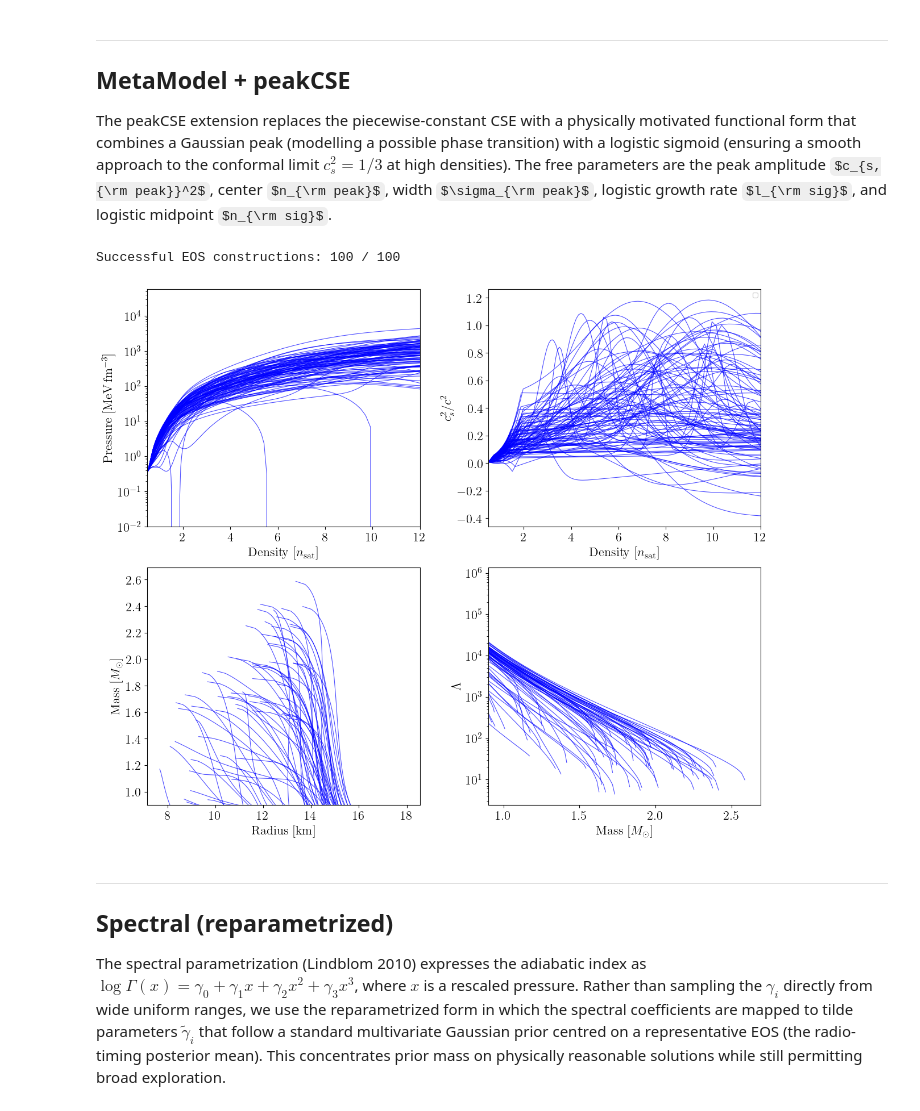
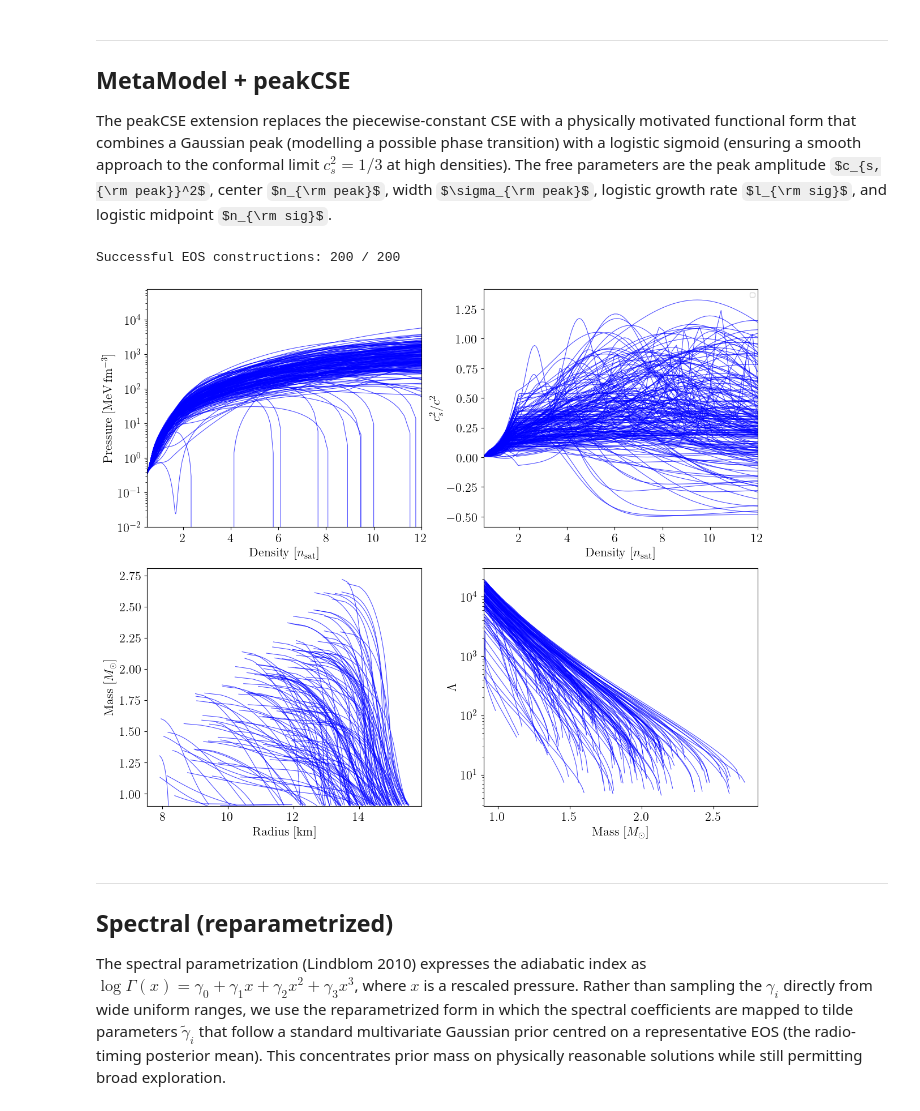
Before and after one commit to diodaberjalan/jester, a Jupyter notebook: docs/examples/eos_tov/prior_predictive.ipynb, the cells around one changed output. Saved outputs shown, nothing was run; the diff lists cells and outputs as text; code cells hidden in the pictures; some formulas as TeX source.

Commit message:
Prior predictive checks notebook

```diff
--- a/docs/examples/eos_tov/prior_predictive.ipynb
+++ b/docs/examples/eos_tov/prior_predictive.ipynb
@@ -37,11 +45,11 @@ params = {"axes.grid": False,
 plt.rcParams.update(params)
 # %%
 # Reproducibility and global settings
-np.random.seed(42)
+key = jax.random.PRNGKey(42)
 
-N_EOS = 100          # number of prior samples per parametrization
+N_EOS = 200          # number of prior samples per parametrization
 nsat = 0.16          # nuclear saturation density [fm^-3]
-M_MIN = 0.5          # minimum mass to include in M-R / M-Lambda plots [M_sun]
+M_MIN = 0.9          # minimum mass to include in M-R / M-Lambda plots [M_sun]
 
 # Shared TOV solver
 tov_solver = GRTOVSolver()
@@ -92,12 +100,12 @@ def plot_prior_predictive(
 
     ax_mr.set_xlabel(r"Radius $[{\rm km}]$")
     ax_mr.set_ylabel(r"Mass $[M_\odot]$")
-    ax_mr.set_ylim(bottom=0.9)
+    ax_mr.set_ylim(bottom=M_MIN)
 
     ax_ml.set_xlabel(r"Mass $[M_\odot]$")
     ax_ml.set_ylabel(r"$\Lambda$")
     ax_ml.set_yscale("log")
-    ax_ml.set_xlim(left=0.9)
+    ax_ml.set_xlim(left=M_MIN)
 
     plt.tight_layout()
     plt.show()
@@ -163,35 +181,44 @@ The peakCSE extension replaces the piecewise-constant CSE with a physically moti
 # %%
 from jesterTOV.eos.metamodel.metamodel_peakCSE import MetaModel_with_peakCSE_EOS_model
 
-rng = np.random.default_rng(42)
+key = jax.random.PRNGKey(43)
+key, subkey = jax.random.split(key)
 
 nmax_nsat = 12.0
 eos_pcse = MetaModel_with_peakCSE_EOS_model(nmax_nsat=nmax_nsat, max_nbreak_nsat=0.32 / nsat)
 
+pcse_priors = [
+        UniformPrior(0.16,  0.32, parameter_names=["nbreak"]),
+        UniformPrior(0.1,   1.0,  parameter_names=["gaussian_peak"]),
+        UniformPrior(0.32,  1.92, parameter_names=["gaussian_mu"]),
+        UniformPrior(0.016, 0.8,  parameter_names=["gaussian_sigma"]),
+        UniformPrior(0.1,   1.0,  parameter_names=["logit_growth_rate"]),
+        UniformPrior(0.32,  5.6,  parameter_names=["logit_midpoint"]),
+    ]
+
+full_prior_list = nep_priors + pcse_priors
+pcse_prior = CombinePrior(full_prior_list) # type: ignore
+
+samples = pcse_prior.sample(subkey, N_EOS)
+
 eos_list_pcse: list[EOSData] = []
 family_list_pcse: list[FamilyData] = []
 
-for _ in range(N_EOS):
-    params = sample_nep_prior(rng)
-    params["nbreak"]            = rng.uniform(0.16,  0.32)
-    params["gaussian_peak"]     = rng.uniform(0.1,   1.0)
-    params["gaussian_mu"]       = rng.uniform(0.32,  1.92)
-    params["gaussian_sigma"]    = rng.uniform(0.016, 0.8)
-    params["logit_growth_rate"] = rng.uniform(0.1,   1.0)
-    params["logit_midpoint"]    = rng.uniform(0.32,  5.6)
+for i in range(N_EOS):
+    params = {k: float(v[i]) for k, v in samples.items()}
     try:
         eos_data = eos_pcse.construct_eos(params)
         fam = tov_solver.construct_family(eos_data, ndat=100, min_nsat=0.75, tov_params={})
         eos_list_pcse.append(eos_data)
         family_list_pcse.append(fam)
     except Exception:
         pass
 
 print(f"Successful EOS constructions: {len(eos_list_pcse)} / {N_EOS}")
 plot_prior_predictive(eos_list_pcse, family_list_pcse, nmax_nsat=nmax_nsat)
 # %% [output]
-Successful EOS constructions: 100 / 100
+Successful EOS constructions: 200 / 200
-[figure, old version]
+[figure, new version]
 # %% [markdown]
 ---
 
```
Also changed, not shown: parts of 5 cells of this notebook, 1 other file.
